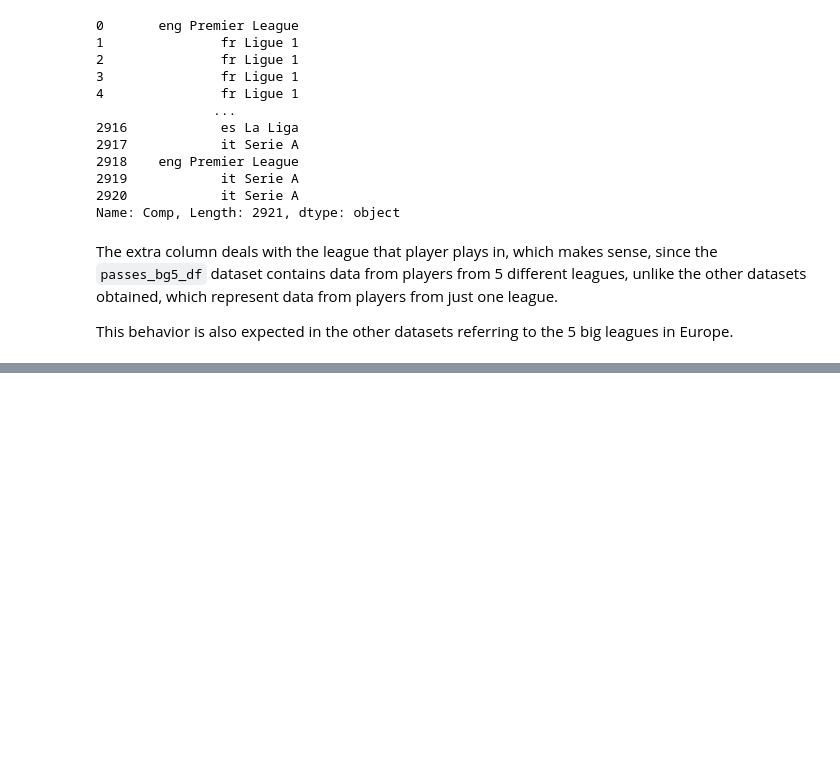
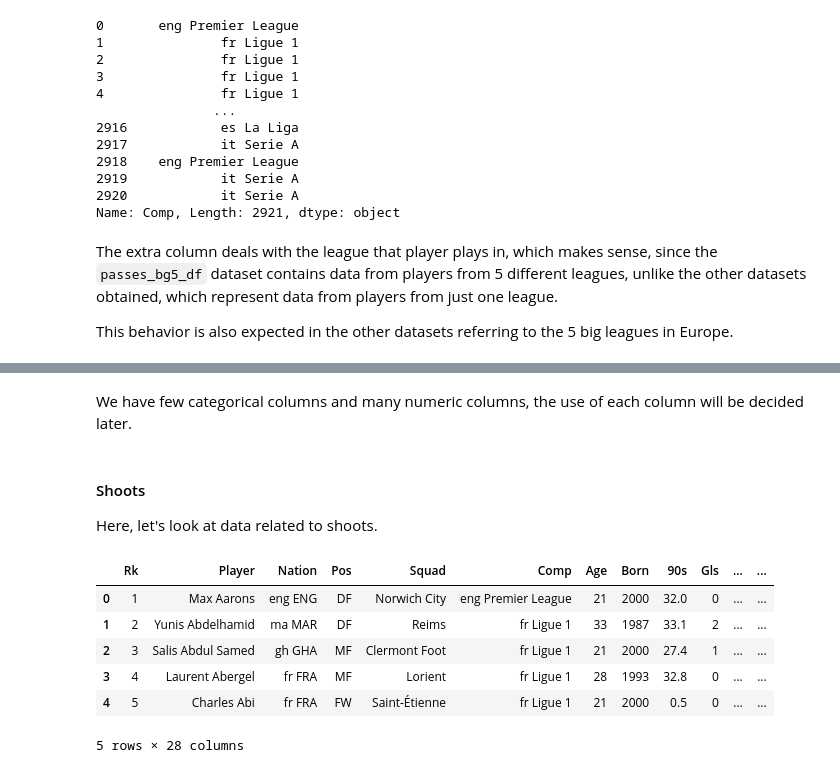
Before and after one commit to dnsrsdata/Football_Player_Rec_Syst, a Jupyter notebook: notebooks/ETL_Playground.ipynb, the cells around one changed output, grey strips where cells are left out. Drawn from its saved outputs; the diff is of its cells as text; code cells hidden in the pictures; blank space fills up the shorter version.

```diff
--- a/notebooks/ETL_Playground.ipynb
+++ b/notebooks/ETL_Playground.ipynb
@@ -170,0 +196,16 @@ This behavior is also expected in the other datasets referring to the 5 big leag
+# %% [markdown]
+We have few categorical columns and many numeric columns, the use of each column will be decided later.
+# %% [markdown]
+#### Shoots
+Here, let's look at data related to shoots.
+# %%
+# Checking the first rows
+shoots_bg5_df.head()
+# %% [output]
+|  | Rk | Player | Nation | Pos | Squad | Comp | Age | Born | 90s | Gls | ... | ... |
+| 0 | 1 | Max Aarons | eng ENG | DF | Norwich City | eng Premier League | 21 | 2000 | 32.0 | 0 | ... | ... |
+| 1 | 2 | Yunis Abdelhamid | ma MAR | DF | Reims | fr Ligue 1 | 33 | 1987 | 33.1 | 2 | ... | ... |
+| 2 | 3 | Salis Abdul Samed | gh GHA | MF | Clermont Foot | fr Ligue 1 | 21 | 2000 | 27.4 | 1 | ... | ... |
+| 3 | 4 | Laurent Abergel | fr FRA | MF | Lorient | fr Ligue 1 | 28 | 1993 | 32.8 | 0 | ... | ... |
+| 4 | 5 | Charles Abi | fr FRA | FW | Saint-Étienne | fr Ligue 1 | 21 | 2000 | 0.5 | 0 | ... | ... |
+5 rows × 28 columns
```
Also changed, not shown: parts of 47 cells of this notebook.
